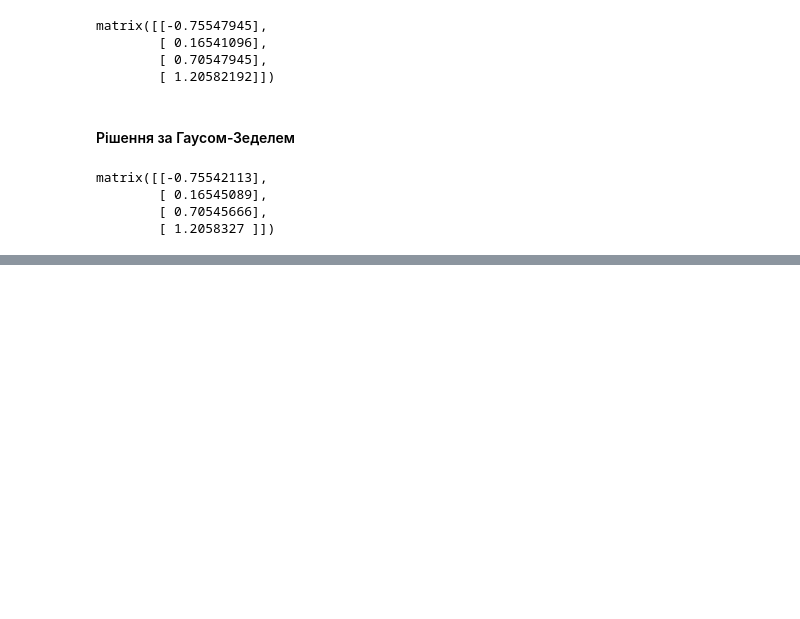
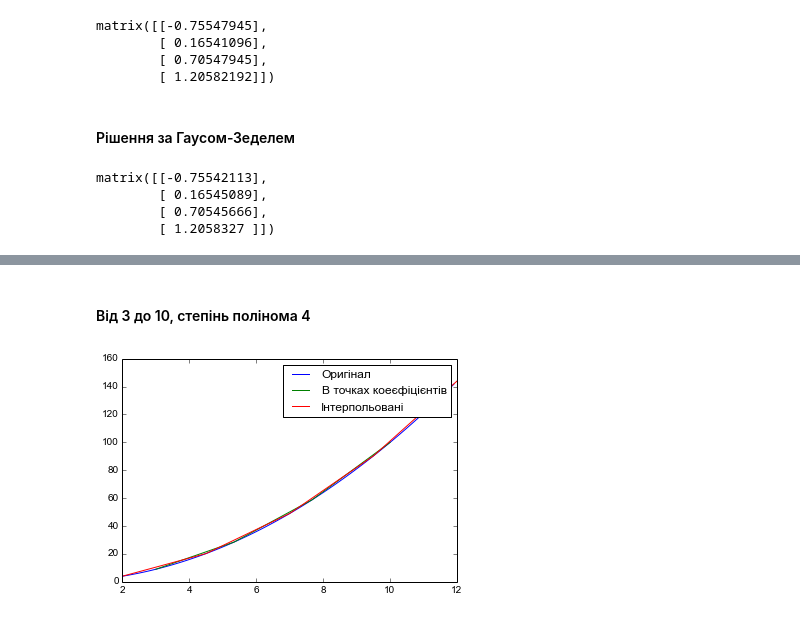
Before and after one commit to chaliy/studies-octo-adventure, a Jupyter notebook: lp/c2_2/ch/k.ipynb, the cells around one changed output, grey strips where cells are left out. Drawn from its saved outputs; the diff is of its cells as text; code cells hidden in the pictures; blank space fills up the shorter version.

```diff
--- a/lp/c2_2/ch/k.ipynb
+++ b/lp/c2_2/ch/k.ipynb
@@ -47,0 +99,6 @@ matrix([[-0.75542113],
+# %% [markdown]
+#### Від 3 до 10, степінь полінома 4
+# %%
+experiment(3,10, 4)
+# %% [output]
+[figure, added]
```
Also changed, not shown: parts of 16 cells of this notebook, 11 other files.
